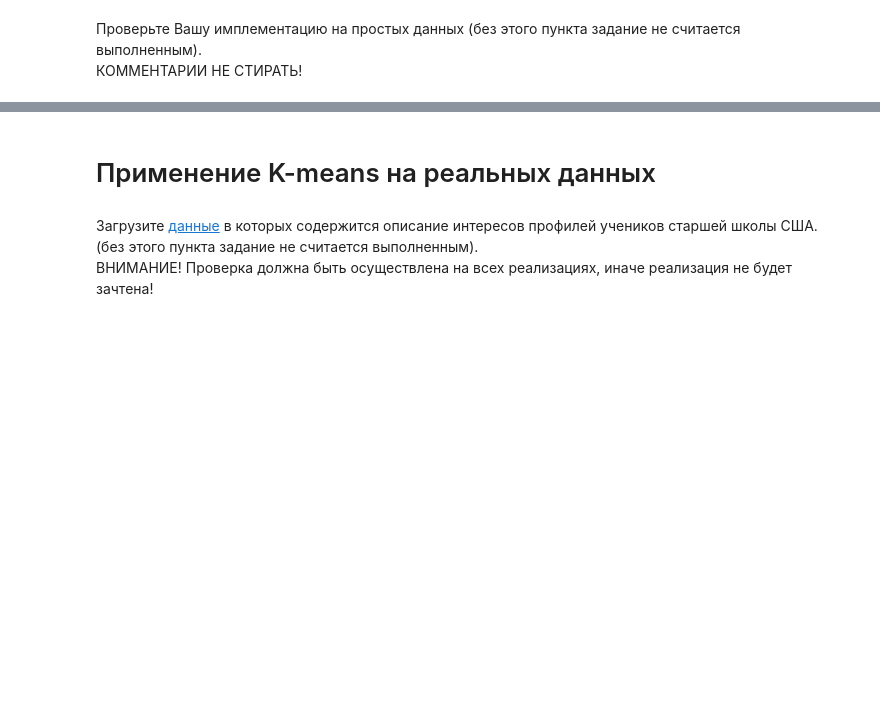
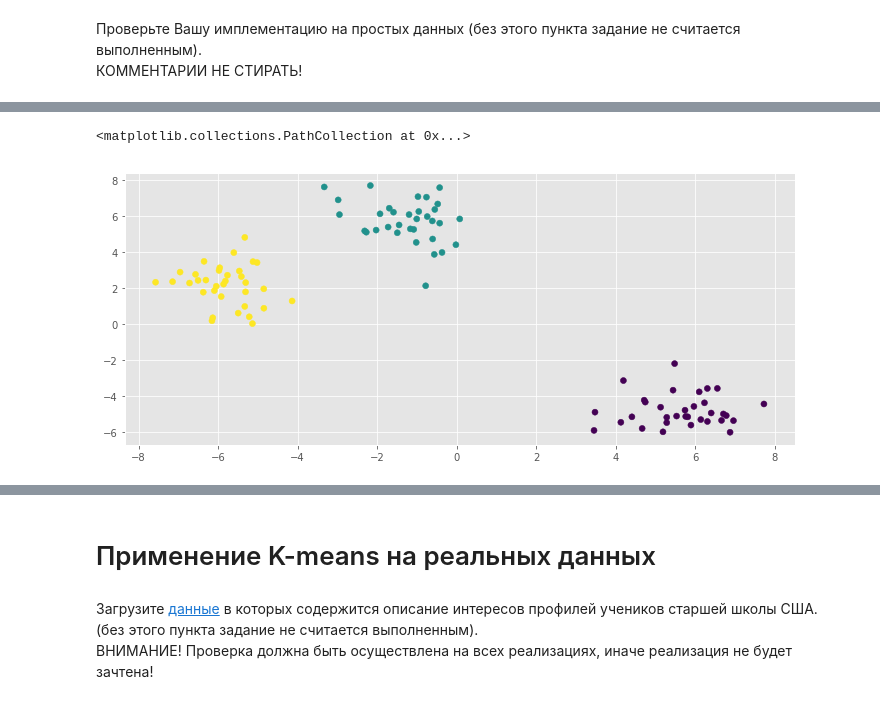
Before and after one commit to FCreate/data_analysis_algo, a Jupyter notebook: hw1/hw1-frolov.ipynb, the cells around one changed output, grey strips where cells are left out. Drawn from its saved outputs; the diff is of its cells as text; code cells hidden in the pictures; blank space fills up the shorter version.

```diff
--- a/hw1/hw1-frolov.ipynb
+++ b/hw1/hw1-frolov.ipynb
@@ -410,0 +574,7 @@ plt.scatter(X[:,0], X[:, 1], c=y)
+# %%
+## Работоспособность KMeans с MiniBatchKMeans
+y_pred = MiniBatchKMeans(k=3,random_state=100).fit(X).predict(X)
+plt.scatter(X[:,0], X[:, 1], c=y_pred)
+# %% [output]
+<matplotlib.collections.PathCollection at 0x...>
+[figure, added]
```
Also changed, not shown: parts of 49 cells of this notebook.
